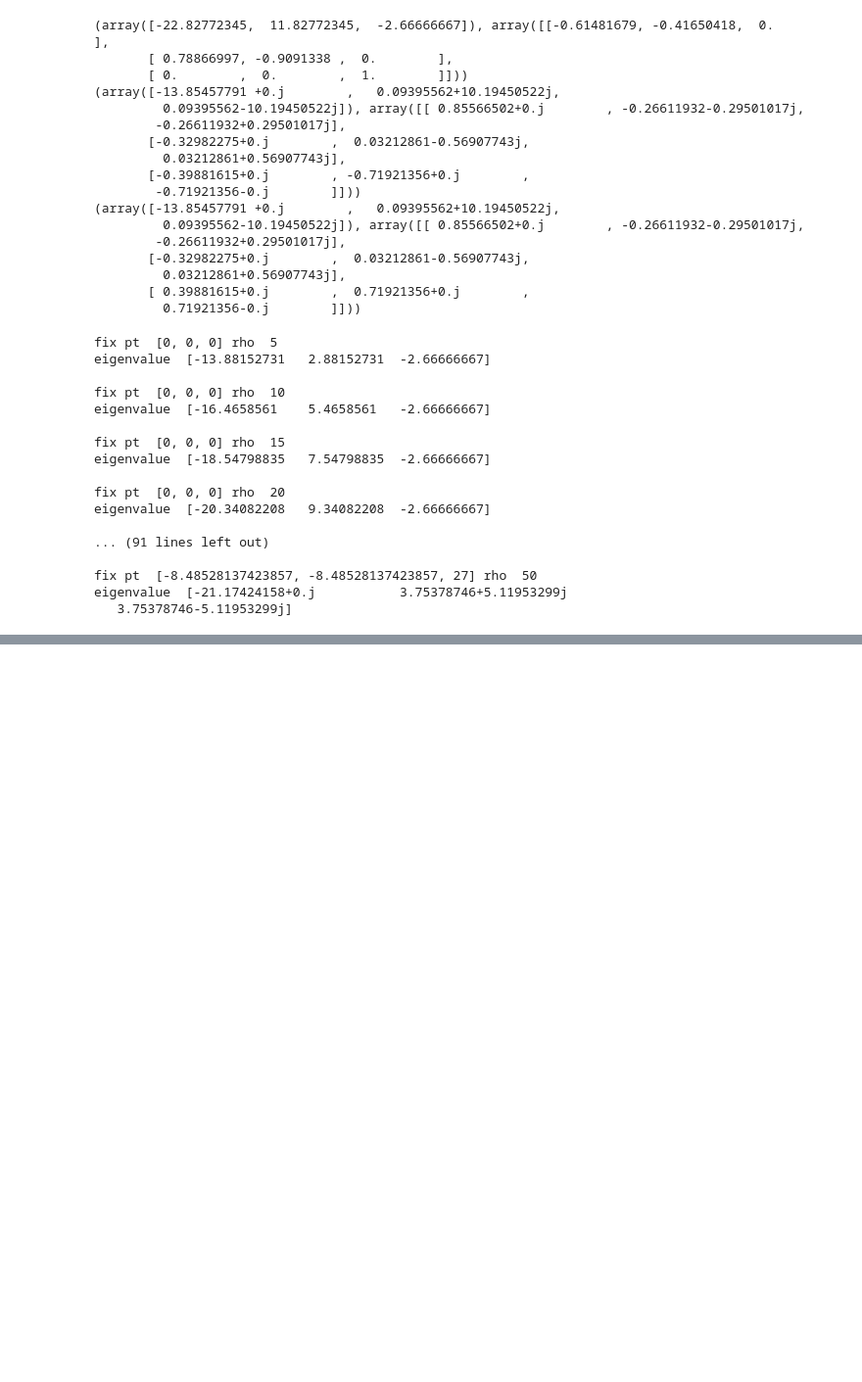
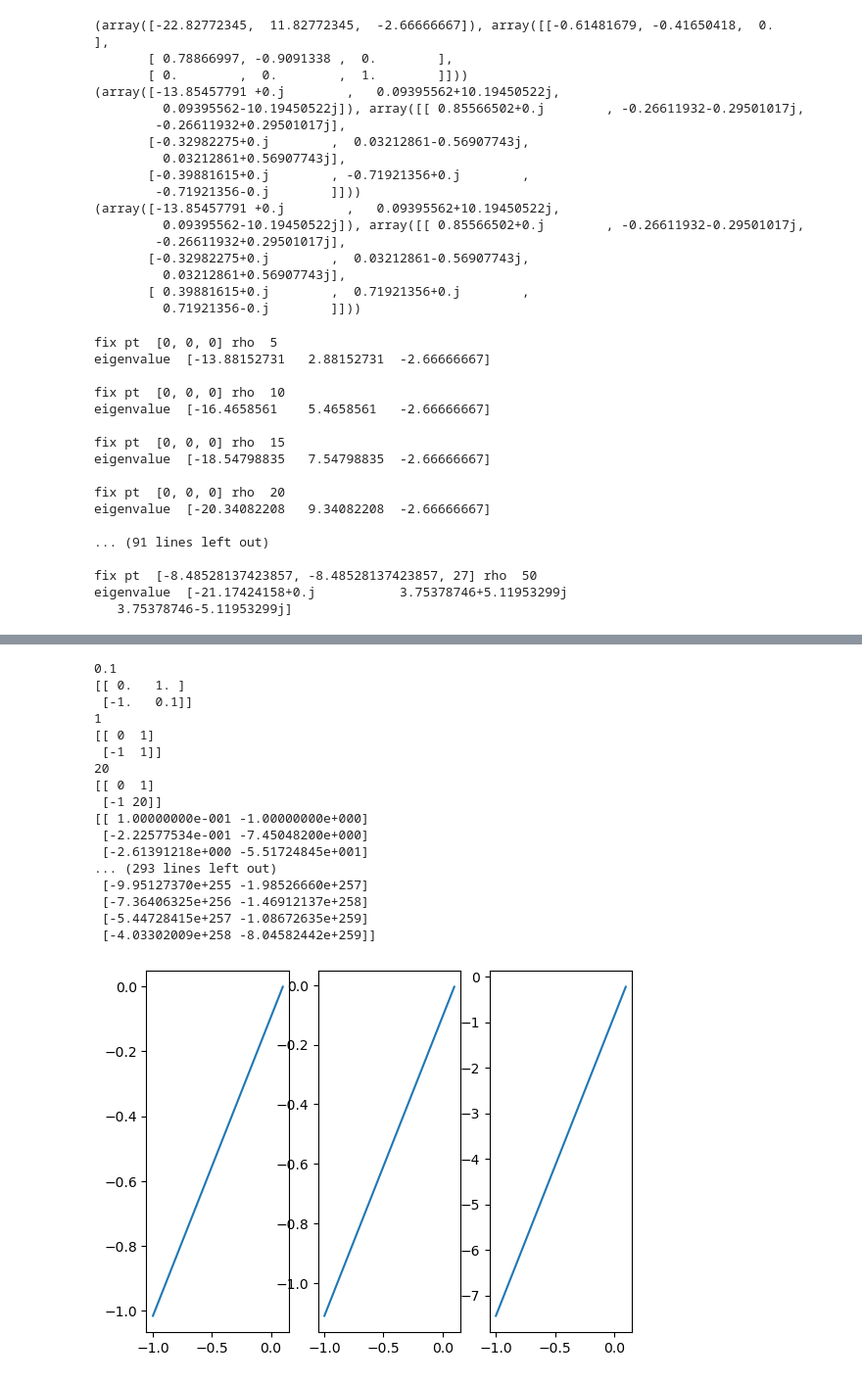
Before and after one commit to holyhenry/uw-me-564-565, a Jupyter notebook: hw4/hw4.ipynb, the cells around one changed output, grey strips where cells are left out. Shown at 98% size. Cells and saved outputs as stored; diff of their text form; code cells hidden in the pictures; blank space fills up the shorter version.

```diff
--- a/hw4/hw4.ipynb
+++ b/hw4/hw4.ipynb
@@ -310,0 +348,56 @@ plt.show()
+# %%
+import numpy as np
+from matplotlib import pyplot as plt
+from scipy.integrate import solve_ivp
+
+# Parameters
+epislons = [0.1, 1, 20]
+epislon = epislons[0]
+
+# Initial condition
+y0 = [0.1, -1]
+
+# Fixed point
+fix_pt = [0, 0]
+
+# Compute trajectory
+dt = 0.1
+T = 30
+num_time_pts = int(T / dt)
+t = np.linspace(0, T, num_time_pts)
+
+Df_Dx = np.array([[0,1],[-1,epislon]])
+
+def linearized_function(t, y):
+    return Df_Dx @ y
+
+fig, axs = plt.subplots(1, 3)
+
+for col, epislon in enumerate(epislons):
+    print(epislon)
+    Df_Dx = np.array([[0,1],[-1,epislon]])
+    print(Df_Dx)
+    linearized_solution = solve_ivp(linearized_function, (0, T), y0, t_eval=t)
+    y = linearized_solution.y.T
+    axs[col].plot(y[0], y[1])
+
+print(y)
+# %% [output]
+0.1
+[[ 0.   1. ]
+ [-1.   0.1]]
+1
+[[ 0  1]
+ [-1  1]]
+20
+[[ 0  1]
+ [-1 20]]
+[[ 1.00000000e-001 -1.00000000e+000]
+ [-2.22577534e-001 -7.45048200e+000]
+ [-2.61391218e+000 -5.51724845e+001]
+... (293 lines left out)
+ [-9.95127370e+255 -1.98526660e+257]
+ [-7.36406325e+256 -1.46912137e+258]
+ [-5.44728415e+257 -1.08672635e+259]
+ [-4.03302009e+258 -8.04582442e+259]]
+[figure, added]
```
Also changed, not shown: parts of 5 cells of this notebook.
